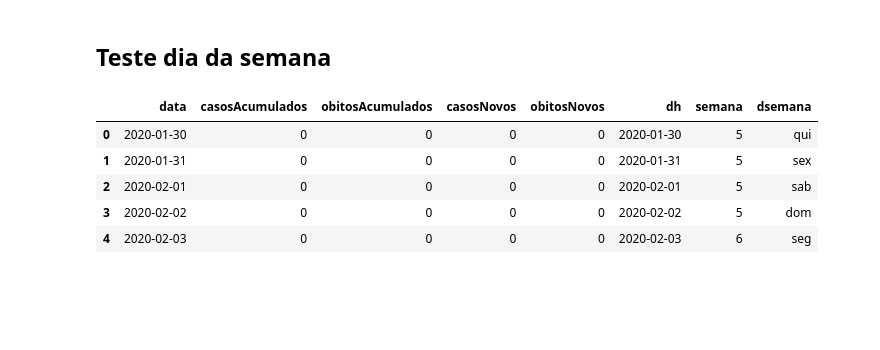
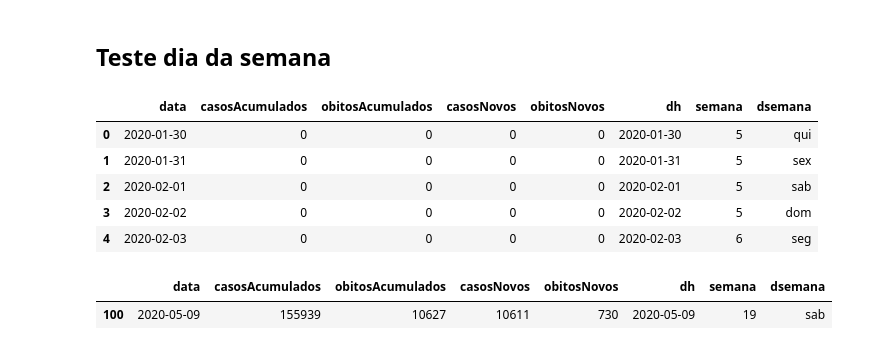
Before and after one commit to Rafaelcerq28/Analise_Covid-19, a Jupyter notebook: Análise da COVID-19 no Brasil.ipynb, the cells around one changed output. Cells and saved outputs as stored; diff of their text form; code cells hidden in the pictures; blank space fills up the shorter version.

```diff
--- a/Análise da COVID-19 no Brasil.ipynb
+++ b/Análise da COVID-19 no Brasil.ipynb
@@ -464,3 +465,19 @@ df_semana.head()
 | 2 | 2020-02-01 | 0 | 0 | 0 | 0 | 2020-02-01 | 5 | sab |
 | 3 | 2020-02-02 | 0 | 0 | 0 | 0 | 2020-02-02 | 5 | dom |
 | 4 | 2020-02-03 | 0 | 0 | 0 | 0 | 2020-02-03 | 6 | seg |
+# %%
+df_semana[df_semana['dh'] == '2020-05-09']
+# 2020-03-21 / ultrapassou 1k casos
+# 2020-03-31 / ultrapassou 10k casos
+# 2020-04-24 / ultrapassou 50k casos (do 1k a 50k em em pouco mais de 1 mes)
+
+#dia 21/03 o brasil atingiu a marca de 1000 casos,
+#dia 24/04 contabilizava 50000 contaminados, ou seja, o virus levou pouco mais de um mes para contaminar 50000 pessoas e
+#após isso levou 9 dias para dobrar esse valor
+
+# 2020-05-03 / ultrapassou 100k casos
+# 50k em 6d
+# 2020-05-09 / ultrapassou 150k casos
+# %% [output]
+|  | data | casosAcumulados | obitosAcumulados | casosNovos | obitosNovos | dh | semana | dsemana |
+| 100 | 2020-05-09 | 155939 | 10627 | 10611 | 730 | 2020-05-09 | 19 | sab |
```
Also changed, not shown: parts of 19 cells of this notebook, 8 other files.
